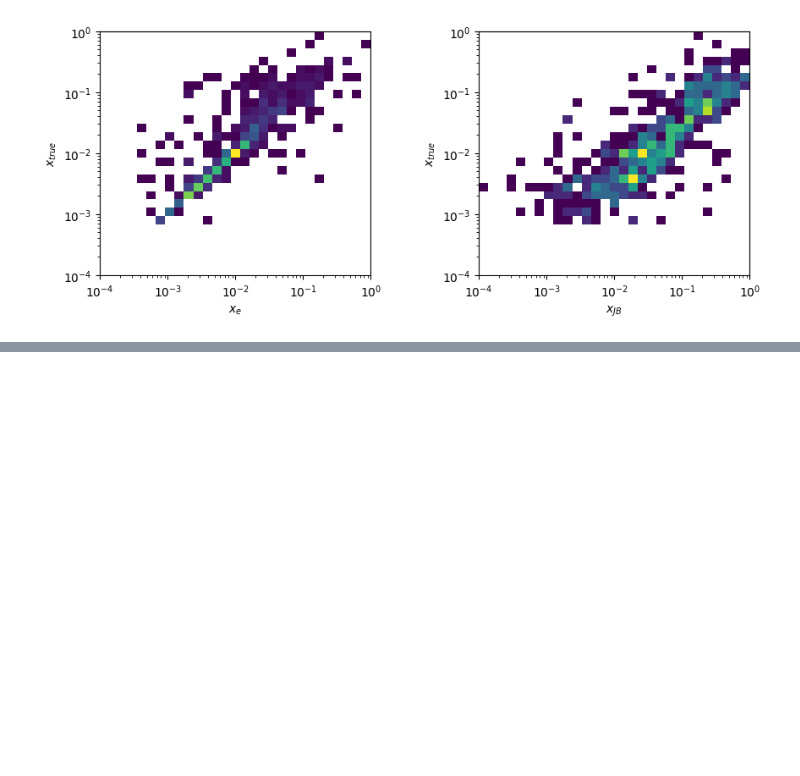
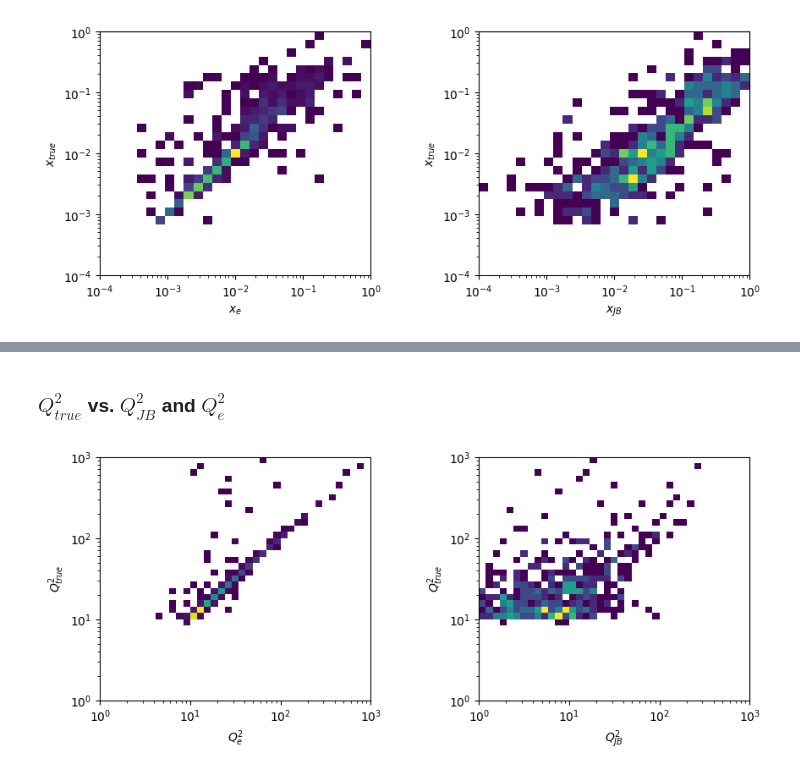
Before and after one commit to holt-rogers/EIC_JLAB_analysis, a Jupyter notebook: tasks/Graphing xe vs xJB.ipynb, the cells around one changed output, grey strips where cells are left out. Saved outputs shown, nothing was run; the diff lists cells and outputs as text; code cells hidden in the pictures; blank space fills up the shorter version.

```diff
--- a/tasks/Graphing xe vs xJB.ipynb
+++ b/tasks/Graphing xe vs xJB.ipynb
@@ -105,7 +109,7 @@ for i, event in  enumerate(reconstructed_charged_particles['ReconstructedCharged
 # %%
 mc_particles = events['MCParticles'].arrays()
 
-xtrue = []
+Q2true, xtrue = [], []
 # loop through all the indexes we got the other values from so we skip the same events
 for i  in indexes:
     event = mc_particles['MCParticles.PDG'][i]
@@ -130,6 +134,7 @@ for i  in indexes:
     # if we have multiple events, use one with largest Q2
     if len(xtot) > 0:
         xtrue.append(xtot[Q2tot.index(max(Q2tot))])
+        Q2true.append(max(Q2tot))
 
 print(len(xtrue))
 # %% [output]
@@ -186,0 +201,25 @@ plt.subplots_adjust(left=0.1, bottom=0.3, right=1.3, top=0.9, wspace=0.4, hspace
+# %% [markdown]
+### $Q^2_{true}$ vs. $Q^2_{JB}$ and $Q^2_{e}$
+# %%
+
+Q2_bins = np.logspace(0, 3, 40) # specify exponents of 10
+
+
+fig2, hist2d =  plt.subplots(nrows=1, ncols=2)
+
+hist2d[0].hist2d(Q2e, Q2true,  bins = [Q2_bins, Q2_bins],cmin = 1)
+hist2d[0].set_xlabel("$Q^2_e$")
+hist2d[0].set_ylabel("$Q^2_{true}$")
+hist2d[0].set_yscale("log")
+hist2d[0].set_xscale("log")
+
+
+hist2d[1].hist2d(Q2jb, Q2true,  bins = [Q2_bins, Q2_bins],cmin = 1)
+hist2d[1].set_xlabel("$Q^2_{JB}$")
+hist2d[1].set_ylabel("$Q^2_{true}$")
+hist2d[1].set_yscale("log")
+hist2d[1].set_xscale("log")
+
+plt.subplots_adjust(left=0.1, bottom=0.3, right=1.3, top=0.9, wspace=0.4, hspace=0.4)
+# %% [output]
+[figure, added]
```
Also changed, not shown: parts of 12 cells of this notebook.
